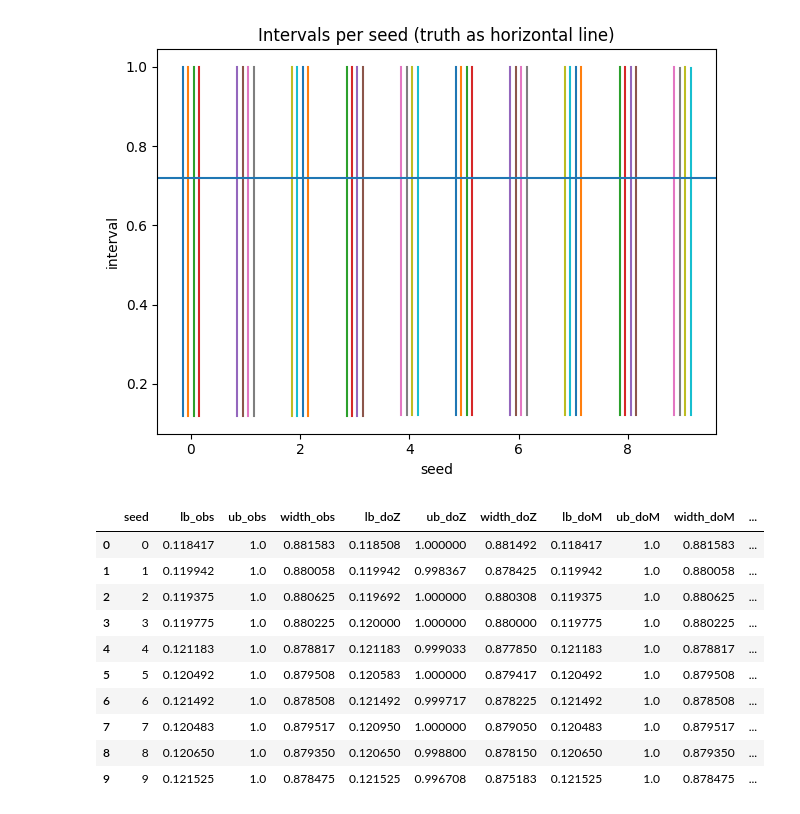
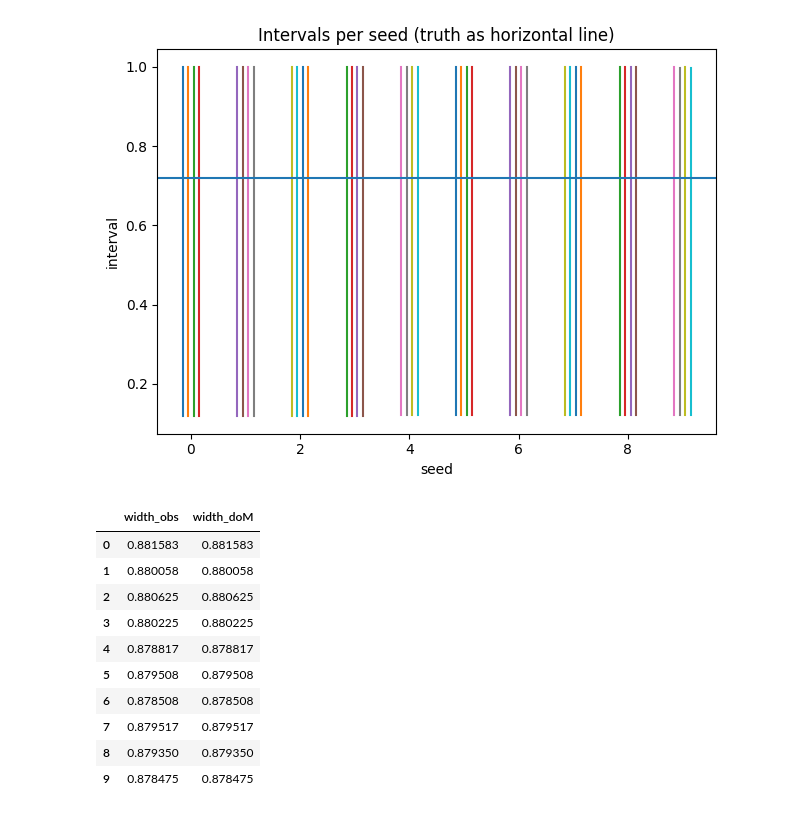
Before and after one commit to tmaringgele/Optimal-Experiments-for-Partial-Causal-Effect-Identification, a Jupyter notebook: test_brute_force.ipynb, the cells around one changed output. Drawn from its saved outputs; the diff is of its cells as text; code cells hidden in the pictures.

```diff
--- a/test_brute_force.ipynb
+++ b/test_brute_force.ipynb
@@ -293,16 +293,16 @@ sd
 [figure]
 [figure]
 # %%
-df['width_obs', 'width_doM']
+df[['width_obs', 'width_doM']]
 # %% [output]
-|  | seed | lb_obs | ub_obs | width_obs | lb_doZ | ub_doZ | width_doZ | lb_doM | ub_doM | width_doM | ... |
-| 0 | 0 | 0.118417 | 1.0 | 0.881583 | 0.118508 | 1.000000 | 0.881492 | 0.118417 | 1.0 | 0.881583 | ... |
-| 1 | 1 | 0.119942 | 1.0 | 0.880058 | 0.119942 | 0.998367 | 0.878425 | 0.119942 | 1.0 | 0.880058 | ... |
-| 2 | 2 | 0.119375 | 1.0 | 0.880625 | 0.119692 | 1.000000 | 0.880308 | 0.119375 | 1.0 | 0.880625 | ... |
-| 3 | 3 | 0.119775 | 1.0 | 0.880225 | 0.120000 | 1.000000 | 0.880000 | 0.119775 | 1.0 | 0.880225 | ... |
-| 4 | 4 | 0.121183 | 1.0 | 0.878817 | 0.121183 | 0.999033 | 0.877850 | 0.121183 | 1.0 | 0.878817 | ... |
-| 5 | 5 | 0.120492 | 1.0 | 0.879508 | 0.120583 | 1.000000 | 0.879417 | 0.120492 | 1.0 | 0.879508 | ... |
-| 6 | 6 | 0.121492 | 1.0 | 0.878508 | 0.121492 | 0.999717 | 0.878225 | 0.121492 | 1.0 | 0.878508 | ... |
-| 7 | 7 | 0.120483 | 1.0 | 0.879517 | 0.120950 | 1.000000 | 0.879050 | 0.120483 | 1.0 | 0.879517 | ... |
-| 8 | 8 | 0.120650 | 1.0 | 0.879350 | 0.120650 | 0.998800 | 0.878150 | 0.120650 | 1.0 | 0.879350 | ... |
-| 9 | 9 | 0.121525 | 1.0 | 0.878475 | 0.121525 | 0.996708 | 0.875183 | 0.121525 | 1.0 | 0.878475 | ... |
+|  | width_obs | width_doM |
+| 0 | 0.881583 | 0.881583 |
+| 1 | 0.880058 | 0.880058 |
+| 2 | 0.880625 | 0.880625 |
+| 3 | 0.880225 | 0.880225 |
+| 4 | 0.878817 | 0.878817 |
+| 5 | 0.879508 | 0.879508 |
+| 6 | 0.878508 | 0.878508 |
+| 7 | 0.879517 | 0.879517 |
+| 8 | 0.879350 | 0.879350 |
+| 9 | 0.878475 | 0.878475 |
```
Also changed, not shown: parts of 1 cell of this notebook.
